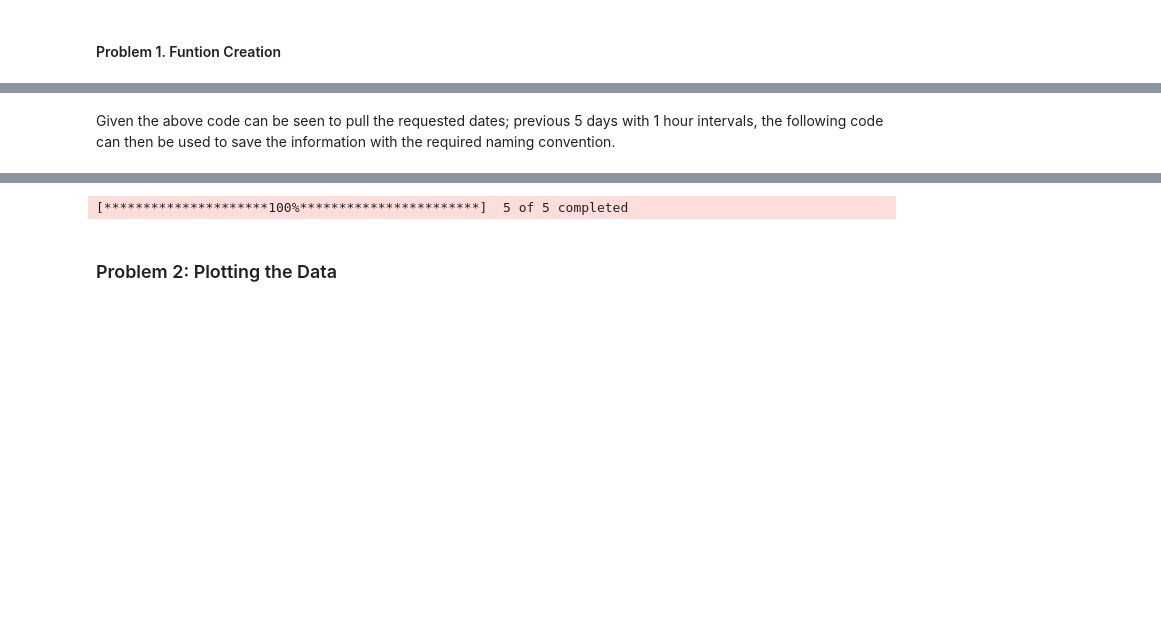
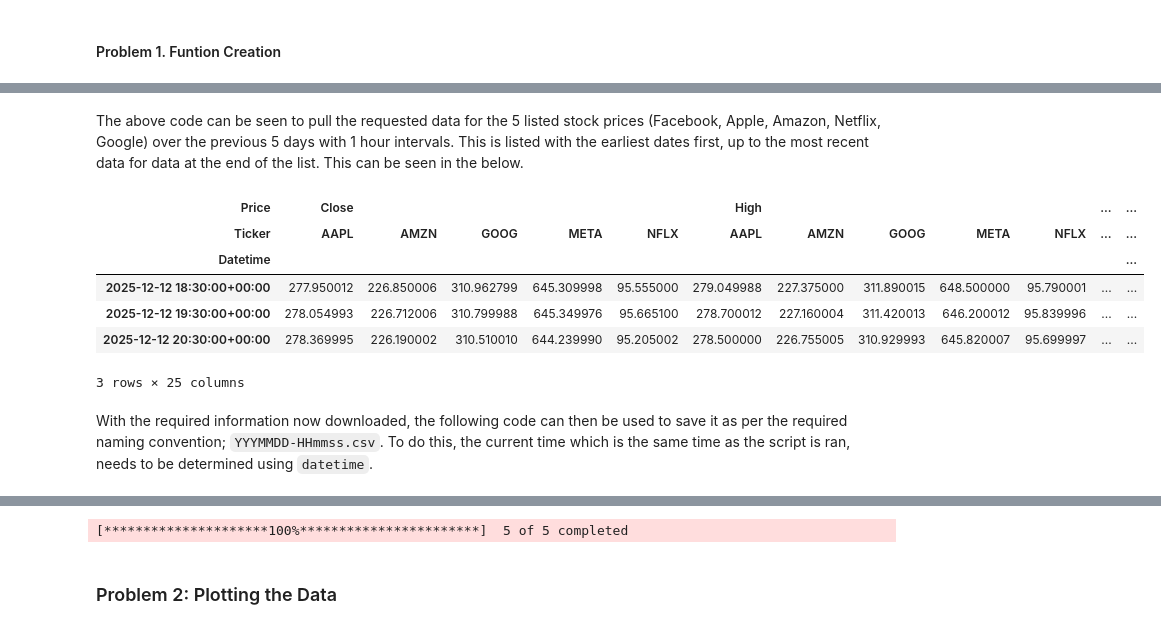
Before and after one commit to danielfinnerty/computer_infrastructure, a Jupyter notebook: problems.ipynb, the cells around one changed output, grey strips where cells are left out. Saved outputs shown, nothing was run; the diff lists cells and outputs as text; code cells hidden in the pictures; blank space fills up the shorter version.

```diff
--- a/problems.ipynb
+++ b/problems.ipynb
@@ -54,6 +53,19 @@ get_data.head()
 5 rows × 25 columns
 # %% [markdown]
-Given the above code can be seen to pull the requested dates; previous 5 days with 1 hour intervals, the following code can then be used to save the information with the required naming convention.
+The above code can be seen to pull the requested data for the 5 listed stock prices (Facebook, Apple, Amazon, Netflix, Google) over the previous 5 days with 1 hour intervals. This is listed with the earliest dates first, up to the most recent data for data at the end of the list. This can be seen in the below.
+# %%
+# Show last 3 rows
+get_data.tail(3)
+# %% [output]
+| Price | Close |  |  |  |  | High |  |  |  |  | ... | ... |
+| Ticker | AAPL | AMZN | GOOG | META | NFLX | AAPL | AMZN | GOOG | META | NFLX | ... | ... |
+| Datetime |  |  |  |  |  |  |  |  |  |  |  | ... |
+| 2025-12-12 18:30:00+00:00 | 277.950012 | 226.850006 | 310.962799 | 645.309998 | 95.555000 | 279.049988 | 227.375000 | 311.890015 | 648.500000 | 95.790001 | ... | ... |
+| 2025-12-12 19:30:00+00:00 | 278.054993 | 226.712006 | 310.799988 | 645.349976 | 95.665100 | 278.700012 | 227.160004 | 311.420013 | 646.200012 | 95.839996 | ... | ... |
+| 2025-12-12 20:30:00+00:00 | 278.369995 | 226.190002 | 310.510010 | 644.239990 | 95.205002 | 278.500000 | 226.755005 | 310.929993 | 645.820007 | 95.699997 | ... | ... |
+3 rows × 25 columns
+# %% [markdown]
+With the required information now downloaded, the following code can then be used to save it as per the required naming convention; ``YYYMMDD-HHmmss.csv``. To do this, the current time which is the same time as the script is ran, needs to be determined using ``datetime``.
 # %%
 # Use datetime module to confirm current time.
 # Source: https://docs.python.org/3/library/datetime.html#format-codes
```
Also changed, not shown: parts of 17 cells of this notebook, 4 other files.
